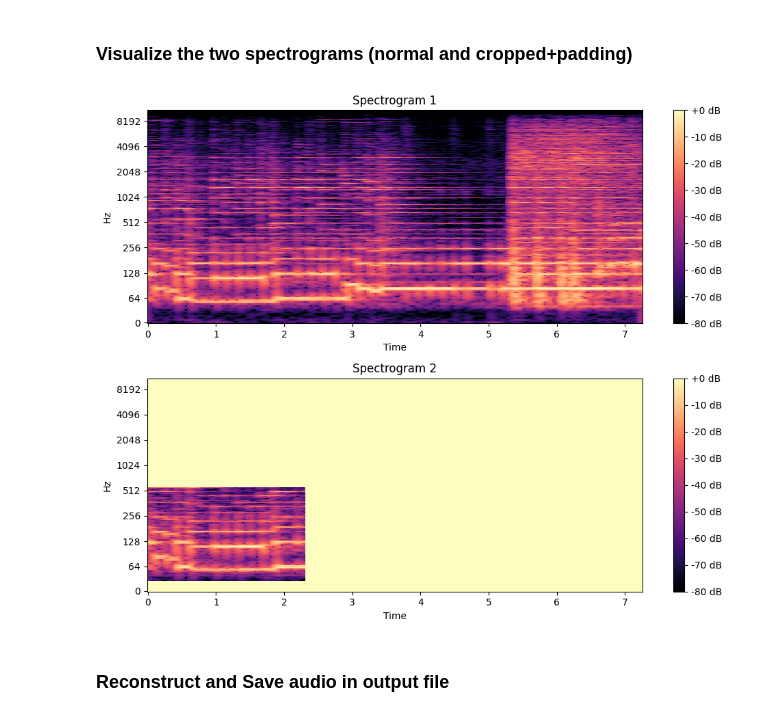
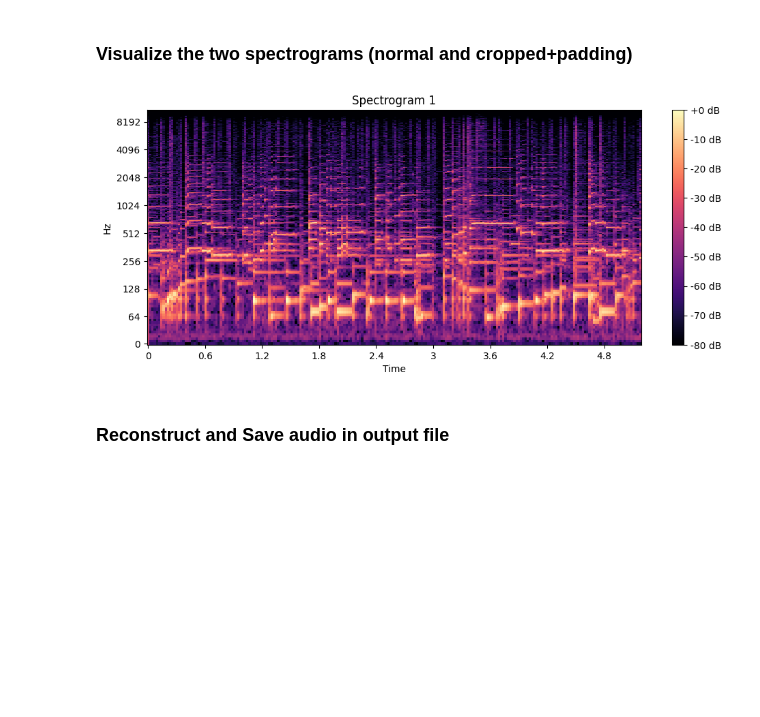
Before and after one commit to GiuDF1102/Example-Based-Explanations-for-Audio-Classification, a Jupyter notebook: audio_preprocess/spec.ipynb, the cells around one changed output. Saved outputs shown, nothing was run; the diff lists cells and outputs as text; code cells hidden in the pictures; blank space fills up the shorter version.

```diff
--- a/audio_preprocess/spec.ipynb
+++ b/audio_preprocess/spec.ipynb
@@ -7,9 +11,9 @@ import soundfile as sf
 # %%
 # Define parameters of AudioPreprocessor
 SAMPLE_RATE = 22050
-DURATION = 10
-HOP_LENGTH_FACTOR = 31.25
-N_FFT = 512*16
+DURATION = 30
+HOP_LENGTH_FACTOR = 7.45
+N_FFT = 1599*2
 MONO = True
 hop_length = int(SAMPLE_RATE / HOP_LENGTH_FACTOR)
 # Create an instance of an object of class AudioPreprocessor
@@ -16,0 +23,16 @@ audiopreprocessor = AudioPreprocessor(SAMPLE_RATE, DURATION, HOP_LENGTH_FACTOR,
+# %%
+# experiment with one file only using audiopreprocessor
+audio_file_try = 'data/genres_original/jazz/jazz.00094.wav'
+
+audio_section = audiopreprocessor.load_audio(audio_file_try, select_section = False)
+audio_section = audiopreprocessor.normalize_amplitude(audio_section)
+
+spec_try = audiopreprocessor.compute_log_spectrogram(audio_section)
+# %%
+# experiment with one file only without audiopreprocessor (achieves exactly the same result)
+
+stft_result = librosa.stft(audio_section, n_fft=N_FFT, hop_length=hop_length)
+spec_try_2 = librosa.amplitude_to_db(np.abs(stft_result), ref=np.max)
+print(stft_result.shape, spec_try_2.shape)
+
+plt.imsave('spec_try.png', spec_try_2, cmap='grey')  # Save the image (use cmap='gray' for grayscale images)
@@ -94,28 +197,28 @@ Padded log_spec dimensions: (4097, 313)
 # %%
 import matplotlib.pyplot as plt
 import librosa.display
 
 # Create a figure with two subplots, one below the other
 plt.figure(figsize=(10, 8))  # Adjust the figure size as needed
 
 # First spectrogram
 plt.subplot(2, 1, 1)
-librosa.display.specshow(log_spec, y_axis='log', x_axis='time', sr=SAMPLE_RATE)
+librosa.display.specshow(spec_try_2, y_axis='log', x_axis='time', sr=SAMPLE_RATE)
 plt.colorbar(format='%+2.0f dB')
 plt.title('Spectrogram 1')
 plt.tight_layout()
 
-# Second spectrogram (can be the same or different)
-plt.subplot(2, 1, 2)
-librosa.display.specshow(padded_log_spec, y_axis='log', x_axis='time', sr=SAMPLE_RATE)
-plt.colorbar(format='%+2.0f dB')
-plt.title('Spectrogram 2')
-plt.tight_layout()
+# # Second spectrogram (can be the same or different)
+# plt.subplot(2, 1, 2)
+# librosa.display.specshow(padded_log_spec, y_axis='log', x_axis='time', sr=SAMPLE_RATE)
+# plt.colorbar(format='%+2.0f dB')
+# plt.title('Spectrogram 2')
+# plt.tight_layout()
 
-# Display the plots
-plt.show()
+# # Display the plots
+# plt.show()
 # %% [output]
-[figure, old version]
+[figure, new version]
 # %%
 reconstruction_audio = librosa.istft(crop_stft, n_fft = N_FFT, hop_length=hop_length)
 # %% [markdown]
```
Also changed, not shown: parts of 10 cells of this notebook, 7 other files.
